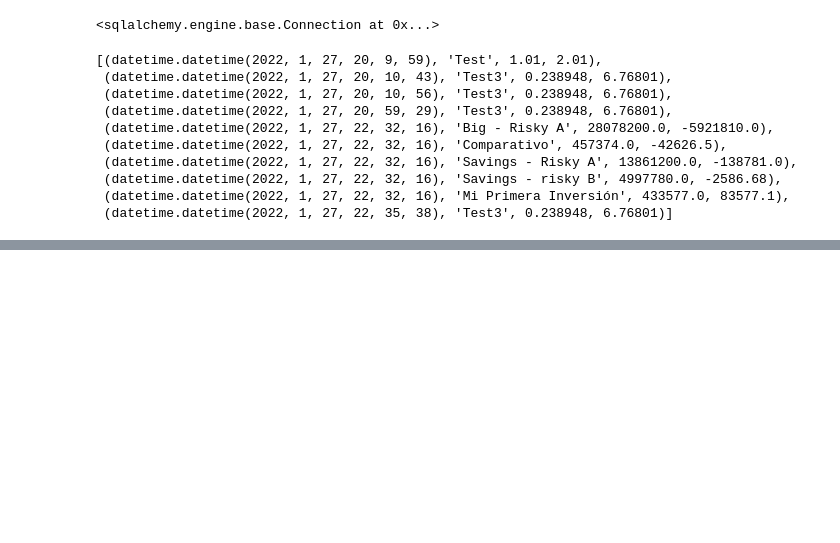
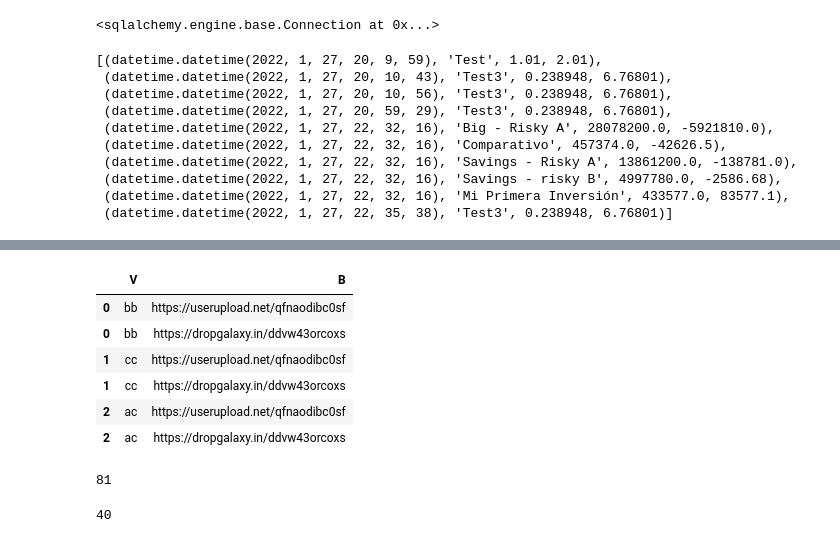
Before and after one commit to slarrain/Utils, a Jupyter notebook: mobilism/Mobilism Parser.ipynb, the cells around one changed output, grey strips where cells are left out. Saved outputs shown, nothing was run; the diff lists cells and outputs as text; code cells hidden in the pictures; blank space fills up the shorter version.

```diff
--- a/mobilism/Mobilism Parser.ipynb
+++ b/mobilism/Mobilism Parser.ipynb
@@ -372,0 +508,22 @@ engine.execute("Select * from fintual limit 10;").fetchall()
+# %%
+r = requests.get(df.loc[44, 'link'])
+# %%
+soup = BeautifulSoup(r.text, 'html5')
+# %%
+links = soup.find_all('a', class_='postlink')
+# %%
+a = [x.get('href') for x in links if not x.get('href').startswith("https://forum.mobilism.org/")]
+# %%
+pd.DataFrame([['bb',a], ['cc',a], ['ac',a]], columns=['V','B']).explode('B')
+# %% [output]
+|  | V | B |
+| 0 | bb | https://userupload.net/qfnaodibc0sf |
+| 0 | bb | https://dropgalaxy.in/ddvw43orcoxs |
+| 1 | cc | https://userupload.net/qfnaodibc0sf |
+| 1 | cc | https://dropgalaxy.in/ddvw43orcoxs |
+| 2 | ac | https://userupload.net/qfnaodibc0sf |
+| 2 | ac | https://dropgalaxy.in/ddvw43orcoxs |
+# %%
+len(cell.contents)
+# %% [output]
+81
@@ -372,0 +532,4 @@ engine.execute("Select * from fintual limit 10;").fetchall()
+# %%
+len(x)
+# %% [output]
+40
```
Also changed, not shown: parts of 61 cells of this notebook, 9 other files.
